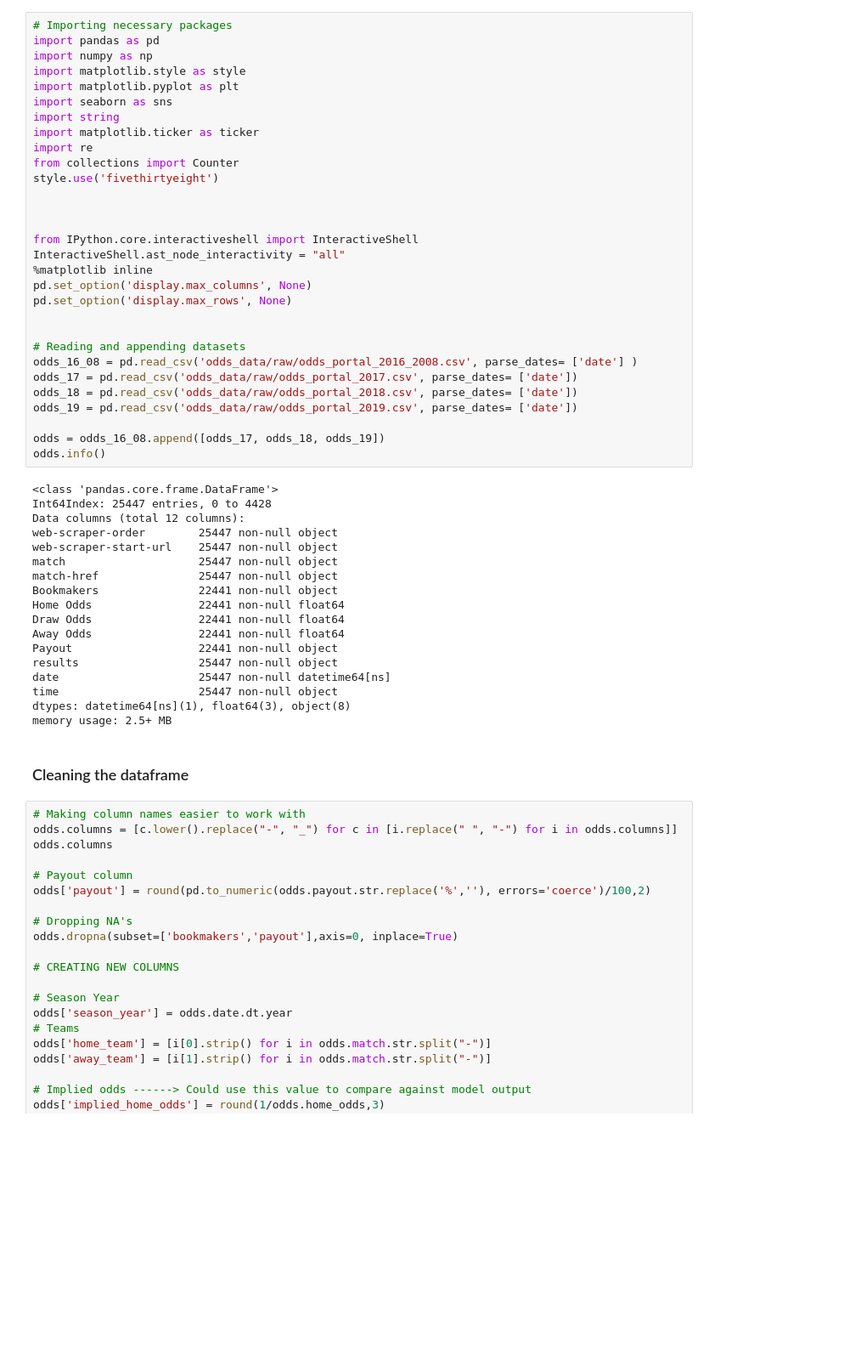
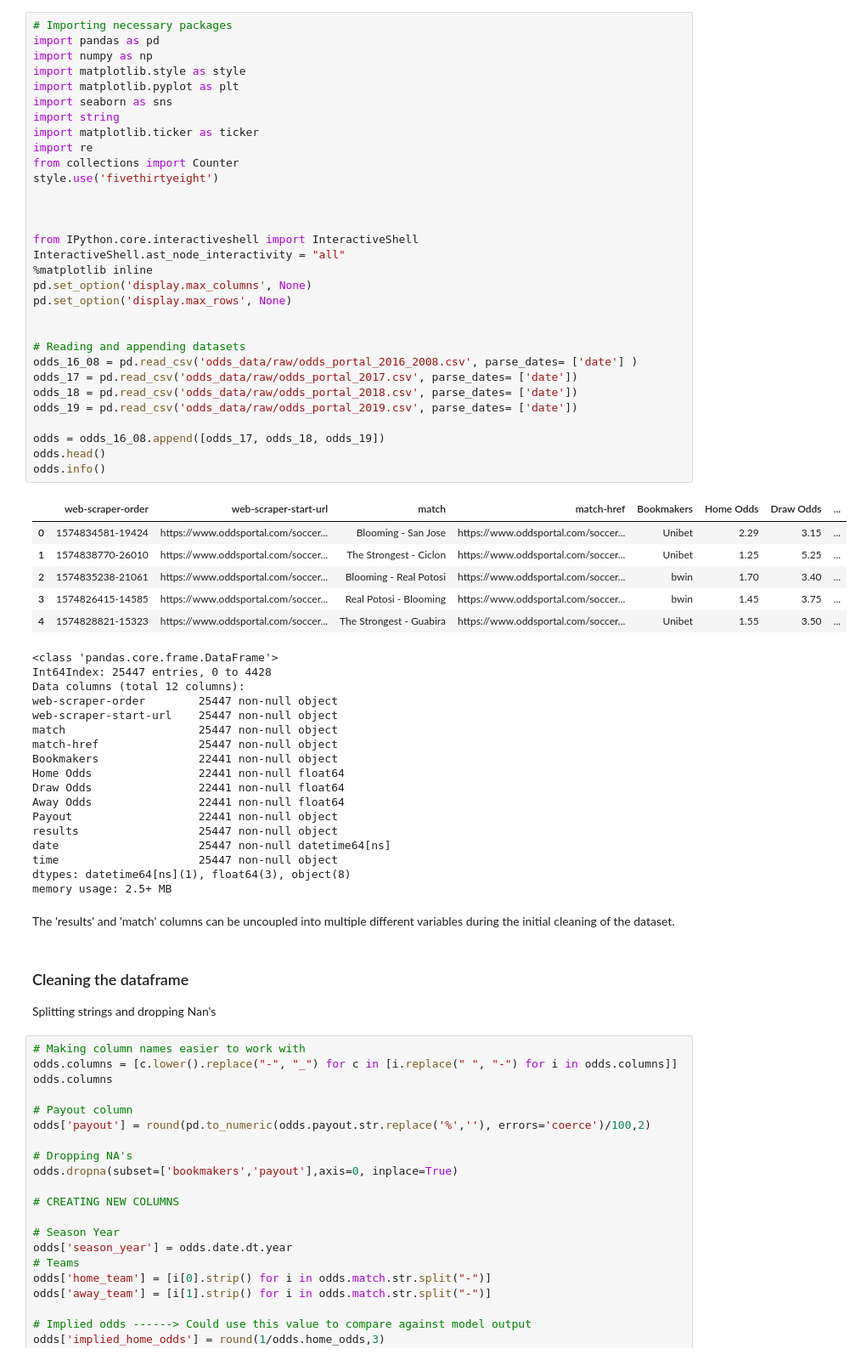
Before and after one commit to miketondu/odds_portal_project, a Jupyter notebook: notebooks/1_odds_data_cleaning.ipynb, the cells around one changed output. Shown: that part at 85% size. Saved outputs shown, nothing was run; the diff lists cells and outputs as text; blank space fills up the shorter version.

```diff
--- a/notebooks/1_odds_data_cleaning.ipynb
+++ b/notebooks/1_odds_data_cleaning.ipynb
@@ -5,33 +9,40 @@
 # Importing necessary packages
 import pandas as pd
 import numpy as np
 import matplotlib.style as style
 import matplotlib.pyplot as plt
 import seaborn as sns
 import string
 import matplotlib.ticker as ticker
 import re
 from collections import Counter
 style.use('fivethirtyeight')
 
 
 
 from IPython.core.interactiveshell import InteractiveShell
 InteractiveShell.ast_node_interactivity = "all"
 %matplotlib inline
 pd.set_option('display.max_columns', None)
 pd.set_option('display.max_rows', None)
 
 
 # Reading and appending datasets
 odds_16_08 = pd.read_csv('odds_data/raw/odds_portal_2016_2008.csv', parse_dates= ['date'] )
 odds_17 = pd.read_csv('odds_data/raw/odds_portal_2017.csv', parse_dates= ['date'])
 odds_18 = pd.read_csv('odds_data/raw/odds_portal_2018.csv', parse_dates= ['date'])
 odds_19 = pd.read_csv('odds_data/raw/odds_portal_2019.csv', parse_dates= ['date'])
 
 odds = odds_16_08.append([odds_17, odds_18, odds_19])
+odds.head()
 odds.info()
 # %% [output]
+|  | web-scraper-order | web-scraper-start-url | match | match-href | Bookmakers | Home Odds | Draw Odds | ... |
+| 0 | 1574834581-19424 | https://www.oddsportal.com/soccer... | Blooming - San Jose | https://www.oddsportal.com/soccer... | Unibet | 2.29 | 3.15 | ... |
+| 1 | 1574838770-26010 | https://www.oddsportal.com/soccer... | The Strongest - Ciclon | https://www.oddsportal.com/soccer... | Unibet | 1.25 | 5.25 | ... |
+| 2 | 1574835238-21061 | https://www.oddsportal.com/soccer... | Blooming - Real Potosi | https://www.oddsportal.com/soccer... | bwin | 1.70 | 3.40 | ... |
+| 3 | 1574826415-14585 | https://www.oddsportal.com/soccer... | Real Potosi - Blooming | https://www.oddsportal.com/soccer... | bwin | 1.45 | 3.75 | ... |
+| 4 | 1574828821-15323 | https://www.oddsportal.com/soccer... | The Strongest - Guabira | https://www.oddsportal.com/soccer... | Unibet | 1.55 | 3.50 | ... |
 <class 'pandas.core.frame.DataFrame'>
 Int64Index: 25447 entries, 0 to 4428
 Data columns (total 12 columns):
@@ -49,8 +60,12 @@ date                     25447 non-null datetime64[ns]
 time                     25447 non-null object
 dtypes: datetime64[ns](1), float64(3), object(8)
 memory usage: 2.5+ MB
+# %% [markdown]
+The 'results' and 'match' columns can be uncoupled into multiple different variables during the initial cleaning of the dataset.
 # %% [markdown]
 ### Cleaning the dataframe
+
+Splitting strings and dropping Nan's
 # %%
 # Making column names easier to work with
 odds.columns = [c.lower().replace("-", "_") for c in [i.replace(" ", "-") for i in odds.columns]]
```
Also changed, not shown: parts of 4 cells of this notebook, 1 other file.
